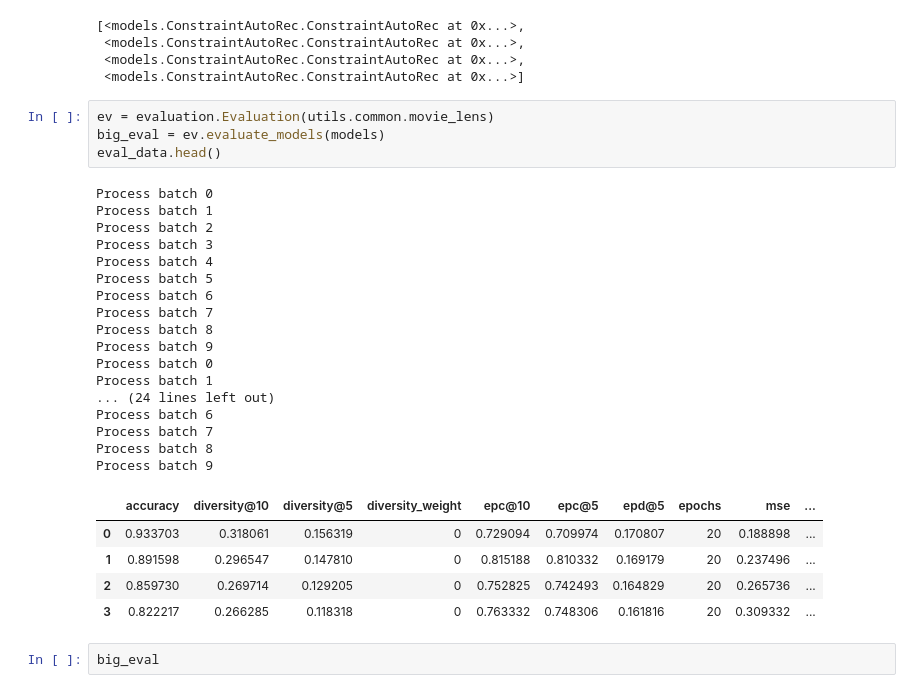
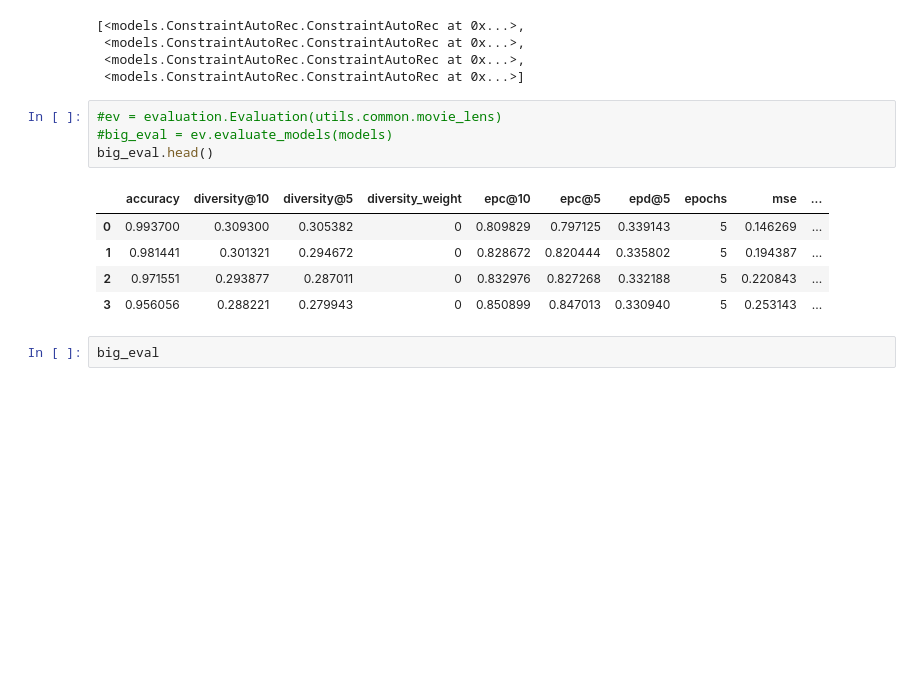
Before and after one commit to HennerM/rs-ml-with-constraints, a Jupyter notebook: EvaluationNotebook.ipynb, the cells around one changed output. Saved outputs shown, nothing was run; the diff lists cells and outputs as text; blank space fills up the shorter version.

```diff
--- a/EvaluationNotebook.ipynb
+++ b/EvaluationNotebook.ipynb
@@ -50,32 +51,15 @@ models
  <models.ConstraintAutoRec.ConstraintAutoRec at 0x...>,
  <models.ConstraintAutoRec.ConstraintAutoRec at 0x...>]
 # %%
-ev = evaluation.Evaluation(utils.common.movie_lens)
-big_eval = ev.evaluate_models(models)
-eval_data.head()
+#ev = evaluation.Evaluation(utils.common.movie_lens)
+#big_eval = ev.evaluate_models(models)
+big_eval.head()
 # %% [output]
-Process batch 0
-Process batch 1
-Process batch 2
-Process batch 3
-Process batch 4
-Process batch 5
-Process batch 6
-Process batch 7
-Process batch 8
-Process batch 9
-Process batch 0
-Process batch 1
-... (24 lines left out)
-Process batch 6
-Process batch 7
-Process batch 8
-Process batch 9
 |  | accuracy | diversity@10 | diversity@5 | diversity_weight | epc@10 | epc@5 | epd@5 | epochs | mse | ... |
-| 0 | 0.933703 | 0.318061 | 0.156319 | 0 | 0.729094 | 0.709974 | 0.170807 | 20 | 0.188898 | ... |
-| 1 | 0.891598 | 0.296547 | 0.147810 | 0 | 0.815188 | 0.810332 | 0.169179 | 20 | 0.237496 | ... |
-| 2 | 0.859730 | 0.269714 | 0.129205 | 0 | 0.752825 | 0.742493 | 0.164829 | 20 | 0.265736 | ... |
-| 3 | 0.822217 | 0.266285 | 0.118318 | 0 | 0.763332 | 0.748306 | 0.161816 | 20 | 0.309332 | ... |
+| 0 | 0.993700 | 0.309300 | 0.305382 | 0 | 0.809829 | 0.797125 | 0.339143 | 5 | 0.146269 | ... |
+| 1 | 0.981441 | 0.301321 | 0.294672 | 0 | 0.828672 | 0.820444 | 0.335802 | 5 | 0.194387 | ... |
+| 2 | 0.971551 | 0.293877 | 0.287011 | 0 | 0.832976 | 0.827268 | 0.332188 | 5 | 0.220843 | ... |
+| 3 | 0.956056 | 0.288221 | 0.279943 | 0 | 0.850899 | 0.847013 | 0.330940 | 5 | 0.253143 | ... |
 # %%
 big_eval
 # %% [output]
```
Also changed, not shown: parts of 5 cells of this notebook, 6 other files.
